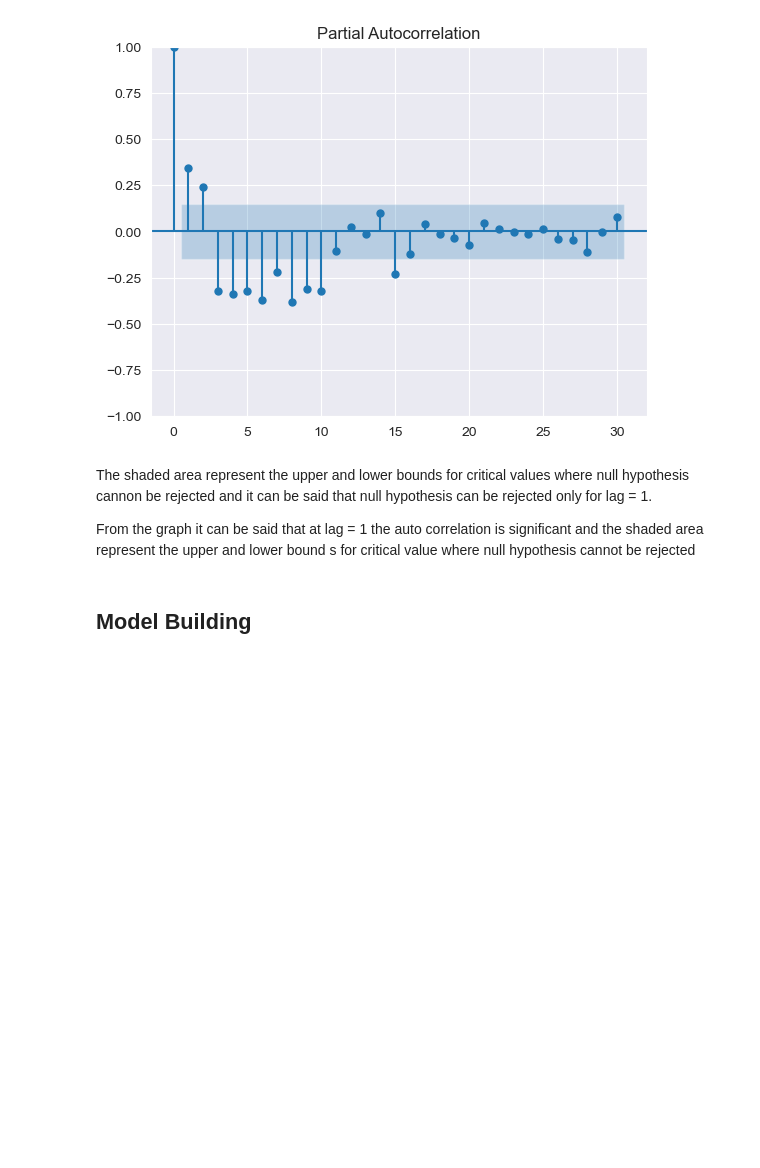
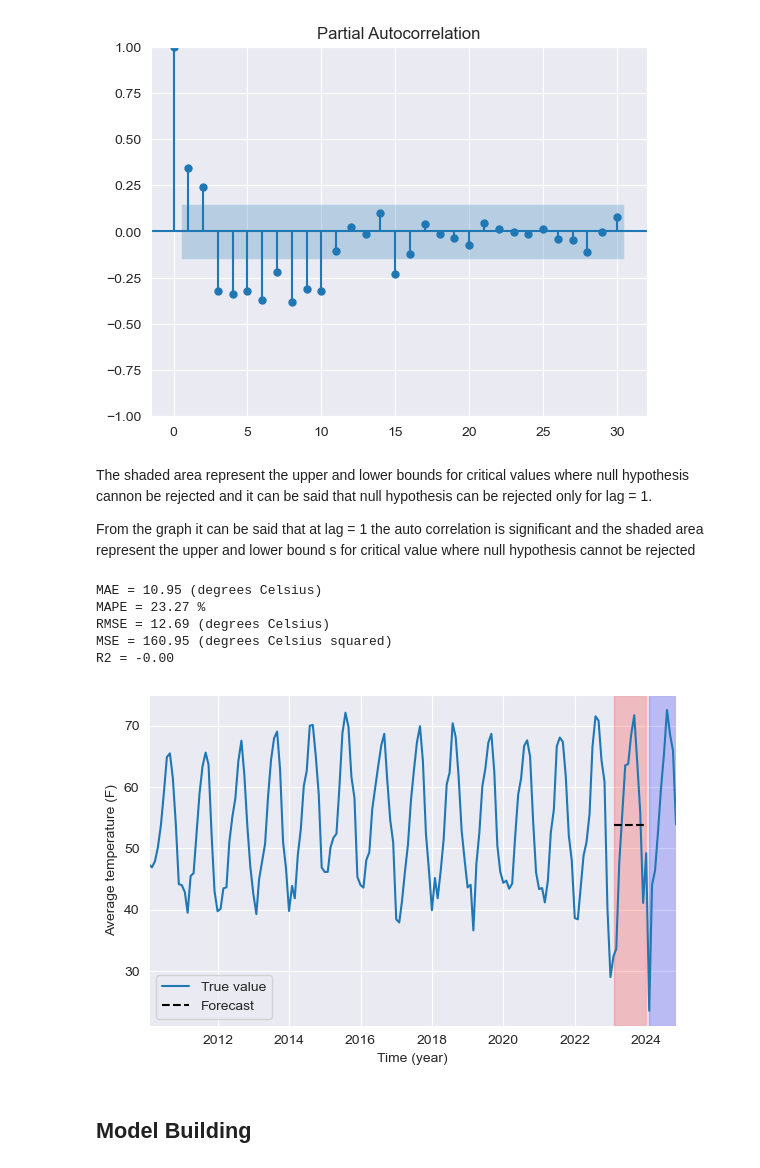
Before and after one commit to peersahab/data-science-project, a Jupyter notebook: FEARSUWD.ipynb, the cells around one changed output. Saved outputs shown, nothing was run; the diff lists cells and outputs as text; code cells hidden in the pictures; blank space fills up the shorter version.

Commit message:
Temp fixes

```diff
--- a/FEARSUWD.ipynb
+++ b/FEARSUWD.ipynb
@@ -733,6 +704,35 @@ _=plot_pacf(diff_temp, lags=30)
 The shaded area represent the upper and lower bounds for critical values where null hypothesis cannon be rejected and it can be said that null hypothesis can be rejected only for lag = 1.
 
 From the graph it can be said that at lag = 1 the auto correlation is significant and the shaded area represent the upper and lower bound s for critical value where null hypothesis cannot be rejected
+# %%
+# Calculate baseline mean
+baseline = train['temp'].mean()
+
+# Apply baseline mean to validation set
+validation['baseline'] = baseline
+
+# Measure error for validation set
+measure_forecast_error(validation['temp'], validation['baseline'])
+
+# Plotting
+fig, ax = plt.subplots(figsize=(6, 4))
+ax.plot(data.index, data['temp'], label='True value')
+ax.plot(validation.index, validation['baseline'], '--', color='k', label='Forecast')
+ax.axvspan(validation.index.min(), validation.index.max(), alpha=.2, color='red')  # validation set
+ax.axvspan(test.index.min(), test.index.max(), alpha=.2, color='blue')  # test set
+ax.set_xlabel('Time (year)')
+ax.set_ylabel('Average temperature (F)')
+ax.set_xlim(train.index.min(), test.index.max())
+plt.legend(loc='best')
+plt.tight_layout()
+plt.show()
+# %% [output]
+MAE = 10.95 (degrees Celsius)
+MAPE = 23.27 %
+RMSE = 12.69 (degrees Celsius)
+MSE = 160.95 (degrees Celsius squared)
+R2 = -0.00
+[figure]
 # %%
 def optimize_arma_model(timeseries, orders):
     """
```
Also changed, not shown: parts of 7 cells of this notebook.
